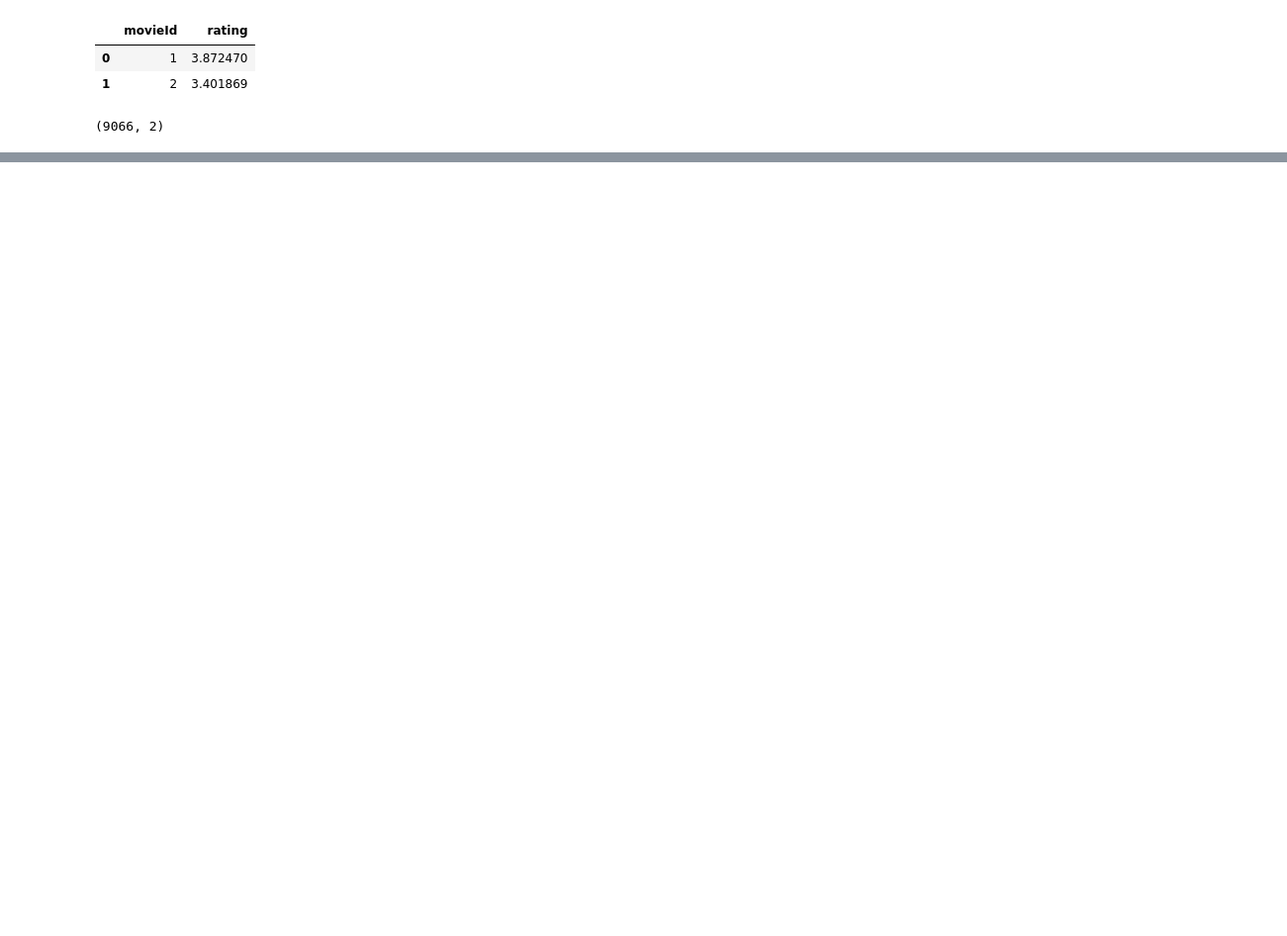
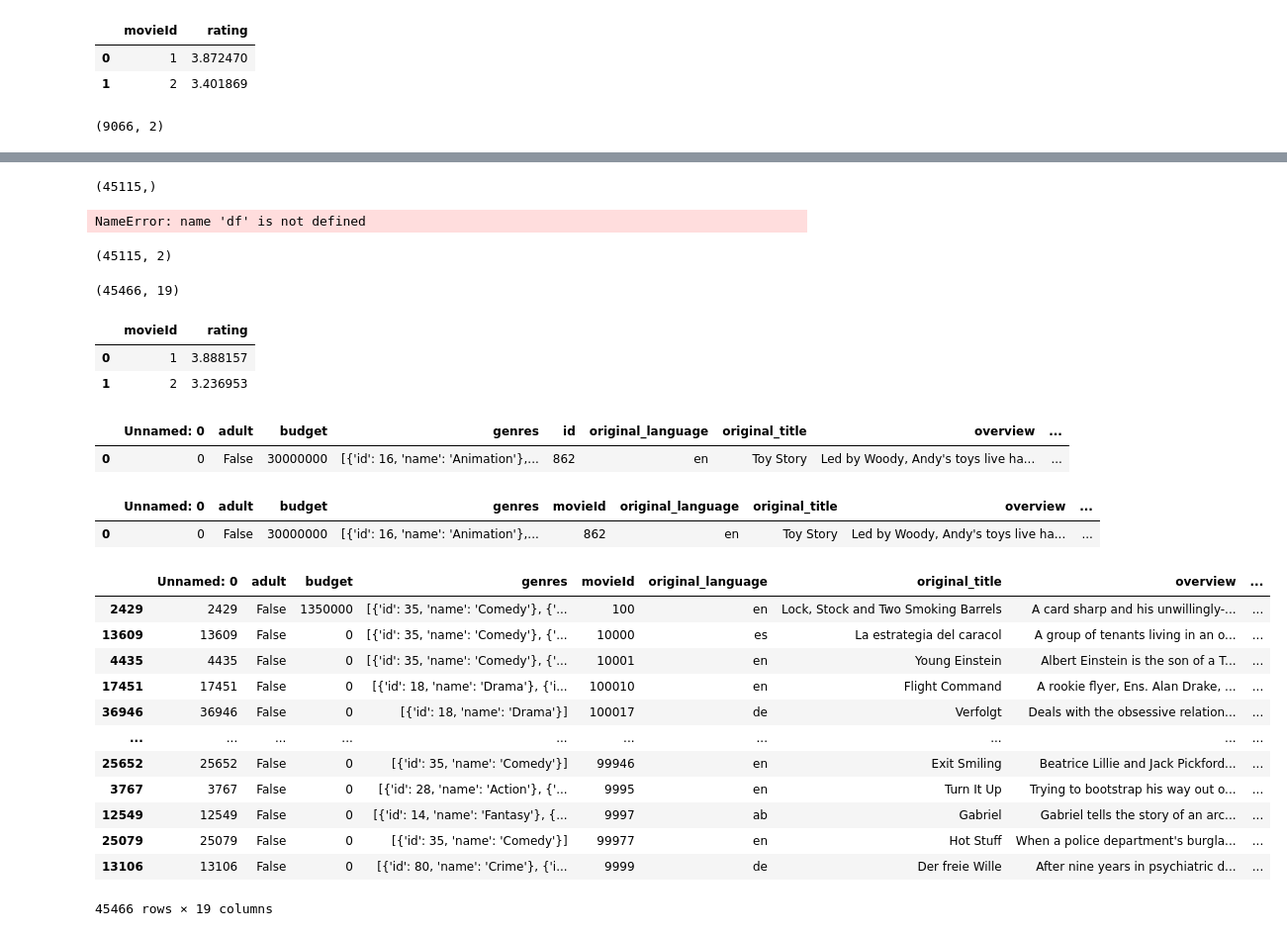
Before and after one commit to IORD1/DSBDA-scripts-rating, a Jupyter notebook: data_clean2.ipynb, the cells around one changed output, grey strips where cells are left out. Shown at 99% size. Saved outputs shown, nothing was run; the diff lists cells and outputs as text; code cells hidden in the pictures; blank space fills up the shorter version.

```diff
--- a/data_clean2.ipynb
+++ b/data_clean2.ipynb
@@ -27,0 +57,4 @@ dfrlong = pd.read_csv("datasets/ratings.csv")
+# %%
+dfrmean.shape
+# %% [output]
+(45115,)
@@ -27,0 +63,4 @@ dfrlong = pd.read_csv("datasets/ratings.csv")
+# %%
+df.head(2)
+# %% [output]
+NameError: name 'df' is not defined
@@ -27,0 +69,44 @@ dfrlong = pd.read_csv("datasets/ratings.csv")
+# %%
+dfr_long.shape
+# %% [output]
+(45115, 2)
+# %%
+df.shape
+# %% [output]
+(45466, 19)
+# %%
+dfr_long.head(2)
+# %% [output]
+|  | movieId | rating |
+| 0 | 1 | 3.888157 |
+| 1 | 2 | 3.236953 |
+# %%
+df.head(1)
+# %% [output]
+|  | Unnamed: 0 | adult | budget | genres | id | original_language | original_title | overview | ... |
+| 0 | 0 | False | 30000000 | [{'id': 16, 'name': 'Animation'},... | 862 | en | Toy Story | Led by Woody, Andy's toys live ha... | ... |
+# %%
+df.rename(columns = {'id':'movieId'}, inplace = True)
+# %%
+df.head(1)
+# %% [output]
+|  | Unnamed: 0 | adult | budget | genres | movieId | original_language | original_title | overview | ... |
+| 0 | 0 | False | 30000000 | [{'id': 16, 'name': 'Animation'},... | 862 | en | Toy Story | Led by Woody, Andy's toys live ha... | ... |
+# %%
+df.sort_values('movieId',inplace=True)
+# %%
+df
+# %% [output]
+|  | Unnamed: 0 | adult | budget | genres | movieId | original_language | original_title | overview | ... |
+| 2429 | 2429 | False | 1350000 | [{'id': 35, 'name': 'Comedy'}, {'... | 100 | en | Lock, Stock and Two Smoking Barrels | A card sharp and his unwillingly-... | ... |
+| 13609 | 13609 | False | 0 | [{'id': 35, 'name': 'Comedy'}, {'... | 10000 | es | La estrategia del caracol | A group of tenants living in an o... | ... |
+| 4435 | 4435 | False | 0 | [{'id': 35, 'name': 'Comedy'}, {'... | 10001 | en | Young Einstein | Albert Einstein is the son of a T... | ... |
+| 17451 | 17451 | False | 0 | [{'id': 18, 'name': 'Drama'}, {'i... | 100010 | en | Flight Command | A rookie flyer, Ens. Alan Drake, ... | ... |
+| 36946 | 36946 | False | 0 | [{'id': 18, 'name': 'Drama'}] | 100017 | de | Verfolgt | Deals with the obsessive relation... | ... |
+| ... | ... | ... | ... | ... | ... | ... | ... | ... | ... |
+| 25652 | 25652 | False | 0 | [{'id': 35, 'name': 'Comedy'}] | 99946 | en | Exit Smiling | Beatrice Lillie and Jack Pickford... | ... |
+| 3767 | 3767 | False | 0 | [{'id': 28, 'name': 'Action'}, {'... | 9995 | en | Turn It Up | Trying to bootstrap his way out o... | ... |
+| 12549 | 12549 | False | 0 | [{'id': 14, 'name': 'Fantasy'}, {... | 9997 | ab | Gabriel | Gabriel tells the story of an arc... | ... |
+| 25079 | 25079 | False | 0 | [{'id': 35, 'name': 'Comedy'}] | 99977 | en | Hot Stuff | When a police department's burgla... | ... |
+| 13106 | 13106 | False | 0 | [{'id': 80, 'name': 'Crime'}, {'i... | 9999 | de | Der freie Wille | After nine years in psychiatric d... | ... |
+45466 rows × 19 columns
```
Also changed, not shown: parts of 14 cells of this notebook, 5 other files.
